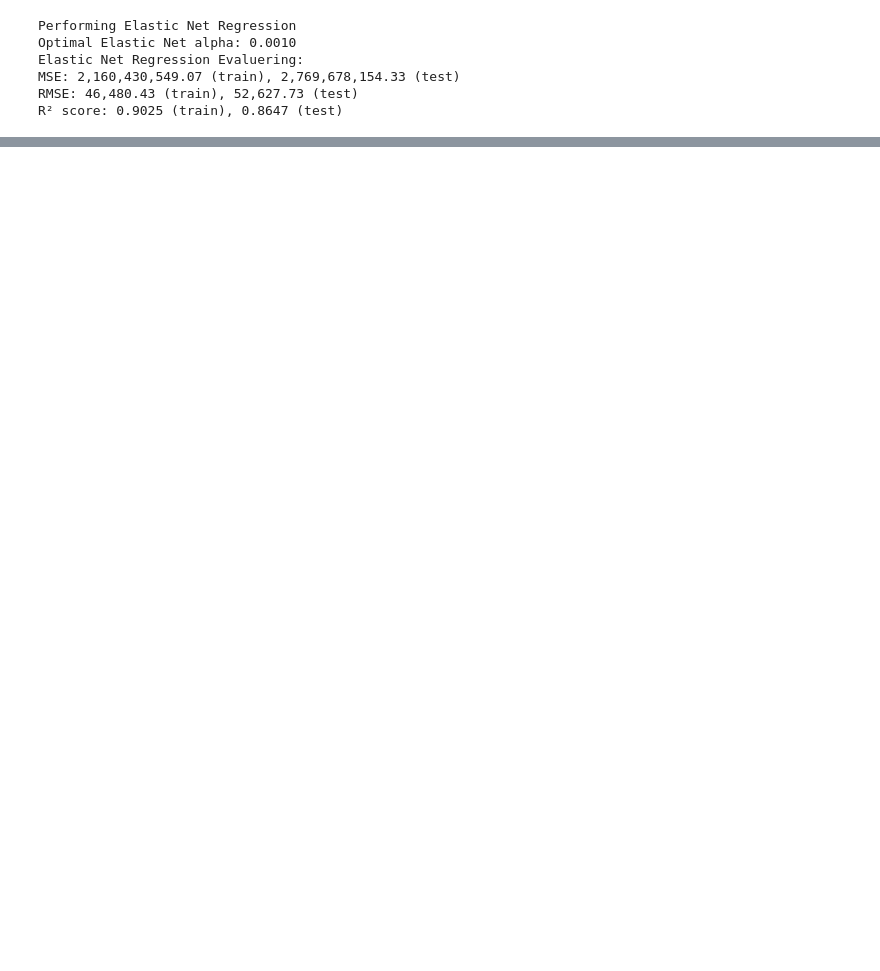
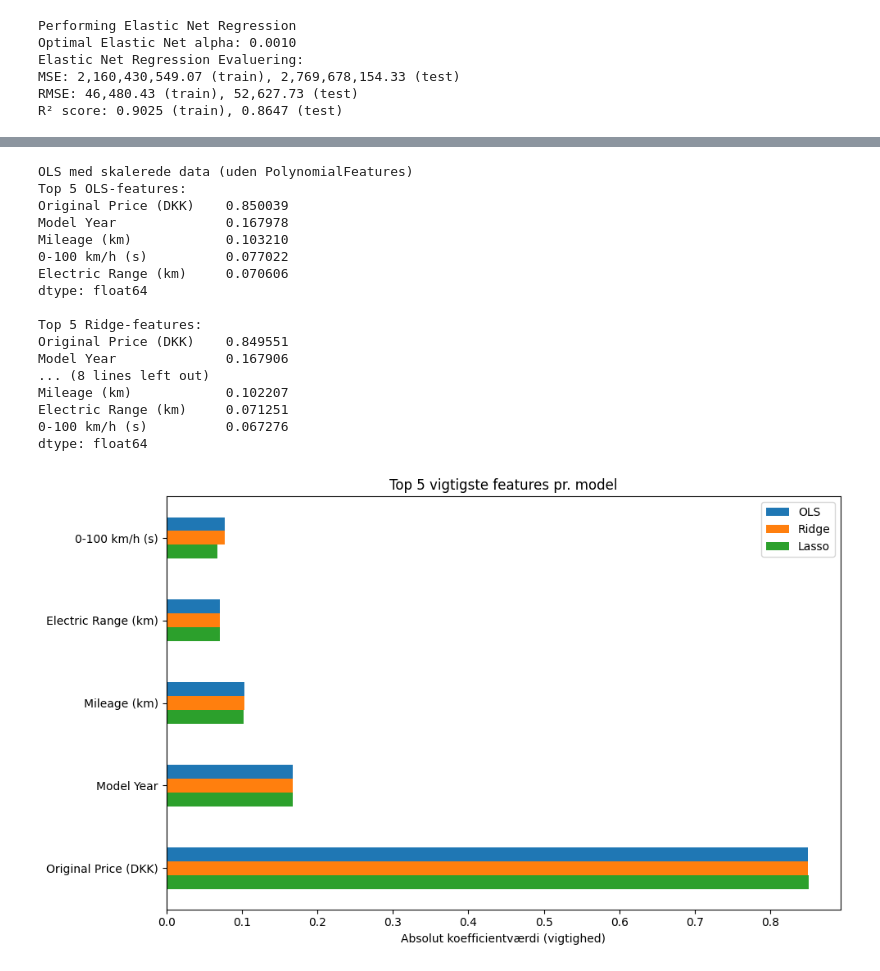
Before and after one commit to KatAamand/MAL, a Jupyter notebook: Assignment2/Assignment_2.ipynb, the cells around one changed output, grey strips where cells are left out. Saved outputs shown, nothing was run; the diff lists cells and outputs as text; code cells hidden in the pictures; blank space fills up the shorter version.

```diff
--- a/Assignment2/Assignment_2.ipynb
+++ b/Assignment2/Assignment_2.ipynb
@@ -532,0 +601,51 @@ Among the tested models, **Ridge and Elastic Net** provided the best results, as
+# %%
+# OLS model med skalerede data (uden PolynomialFeatures)
+print("\nOLS med skalerede data (uden PolynomialFeatures)")
+ols_scaled = LinearRegression()
+ols_scaled.fit(X_train_scaled, y_train_scaled)
+coefs_ols_scaled = pd.Series(np.abs(ols_scaled.coef_.ravel()), index=X_train.columns)
+print("Top 5 OLS-features:")
+print(coefs_ols_scaled.sort_values(ascending=False).head(5))
+
+# Ridge top 5 features
+coefs_ridge = pd.Series(np.abs(ridge.coef_), index=X_train.columns)
+print("\nTop 5 Ridge-features:")
+print(coefs_ridge.sort_values(ascending=False).head(5))
+
+# Lasso top 5 features (ikke-nul)
+coefs_lasso = pd.Series(np.abs(lasso.coef_), index=X_train.columns)
+print("\nTop 5 Lasso-features (ikke-nul):")
+print(coefs_lasso[coefs_lasso != 0].sort_values(ascending=False).head(5))
+
+# Samler top 5 for hver model i én DataFrame
+feature_data = pd.DataFrame({
+    "OLS": coefs_ols_scaled.sort_values(ascending=False).head(5),
+    "Ridge": coefs_ridge.sort_values(ascending=False).head(5),
+    "Lasso": coefs_lasso[coefs_lasso != 0].sort_values(ascending=False).head(5)
+})
+
+feature_data.plot(kind="barh", figsize=(10, 6))
+plt.gca().invert_yaxis()
+plt.title("Top 5 vigtigste features pr. model")
+plt.xlabel("Absolut koefficientværdi (vigtighed)")
+plt.tight_layout()
+plt.show()
+# %% [output]
+OLS med skalerede data (uden PolynomialFeatures)
+Top 5 OLS-features:
+Original Price (DKK)    0.850039
+Model Year              0.167978
+Mileage (km)            0.103210
+0-100 km/h (s)          0.077022
+Electric Range (km)     0.070606
+dtype: float64
+
+Top 5 Ridge-features:
+Original Price (DKK)    0.849551
+Model Year              0.167906
+... (8 lines left out)
+Mileage (km)            0.102207
+Electric Range (km)     0.071251
+0-100 km/h (s)          0.067276
+dtype: float64
+[figure, added]
```
Also changed, not shown: parts of 21 cells of this notebook, 1 other file.
